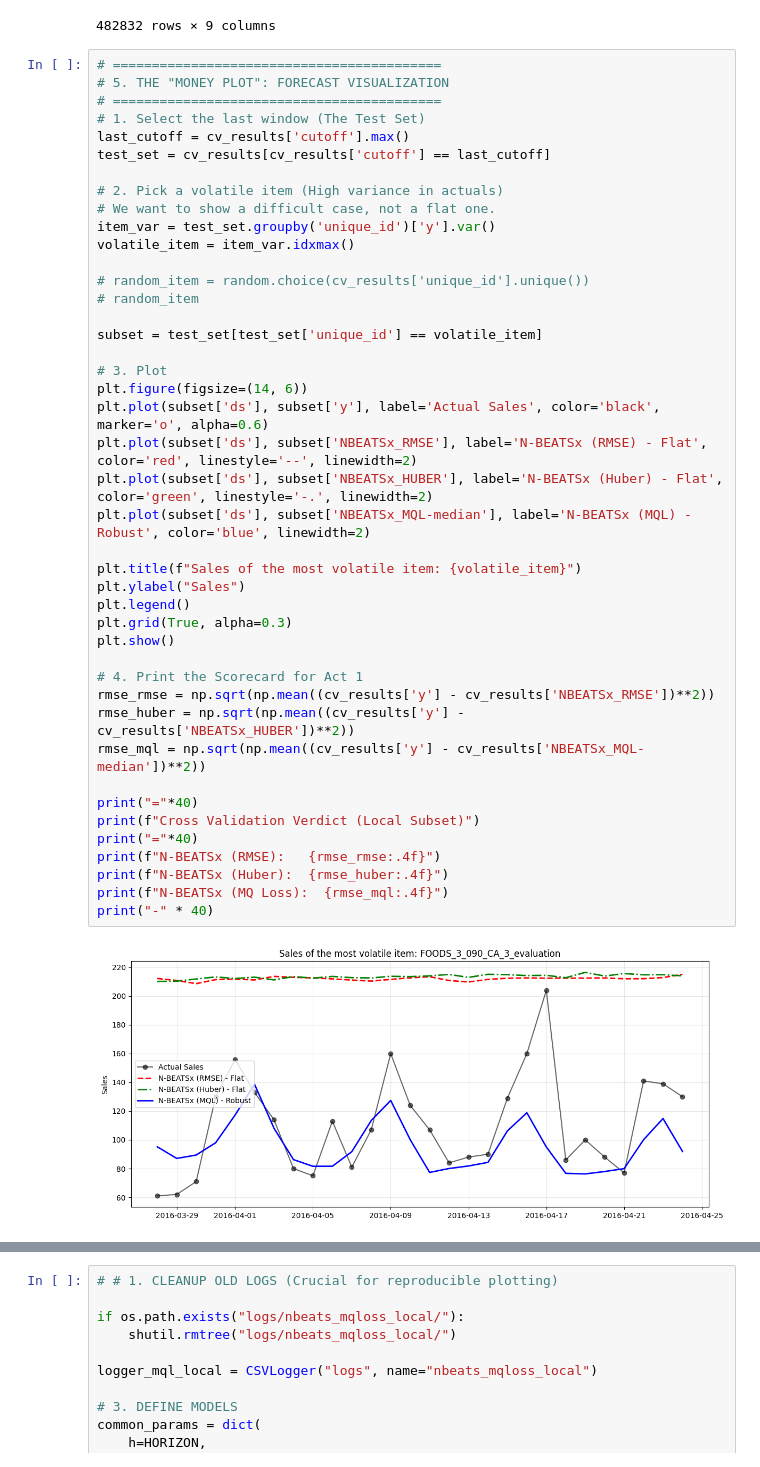
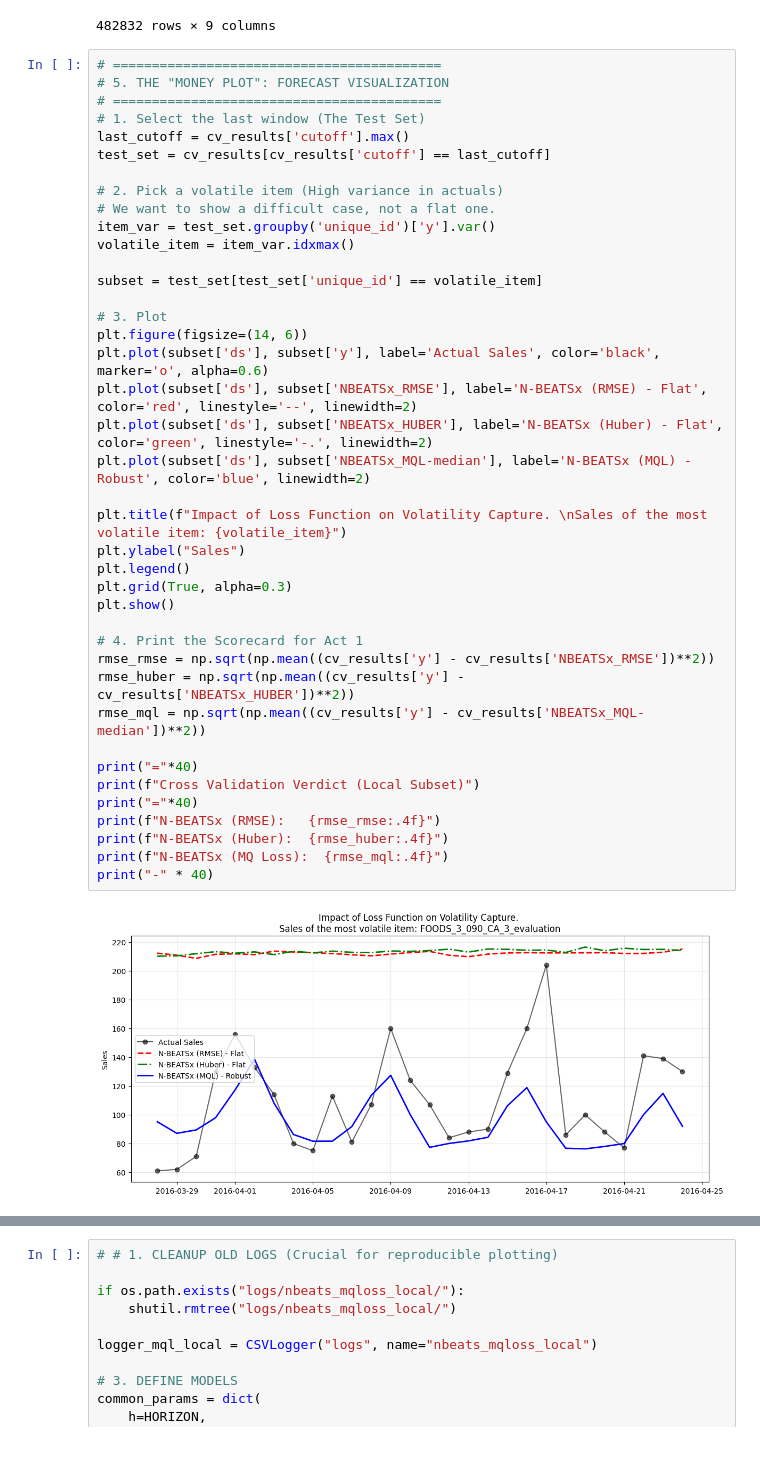
Before and after one commit to Zak-Las/Walmart-Demand-Forcasting, a Jupyter notebook: Notebooks/01_local_dynamics.ipynb, the cells around one changed output, grey strips where cells are left out. Cells and saved outputs as stored; diff of their text form.

```diff
--- a/Notebooks/01_local_dynamics.ipynb
+++ b/Notebooks/01_local_dynamics.ipynb
@@ -682,38 +687,35 @@ test_set = cv_results[cv_results['cutoff'] == last_cutoff]
 item_var = test_set.groupby('unique_id')['y'].var()
 volatile_item = item_var.idxmax()
 
-# random_item = random.choice(cv_results['unique_id'].unique())
-# random_item
-
 subset = test_set[test_set['unique_id'] == volatile_item]
 
 # 3. Plot
 plt.figure(figsize=(14, 6))
 plt.plot(subset['ds'], subset['y'], label='Actual Sales', color='black', marker='o', alpha=0.6)
 plt.plot(subset['ds'], subset['NBEATSx_RMSE'], label='N-BEATSx (RMSE) - Flat', color='red', linestyle='--', linewidth=2)
 plt.plot(subset['ds'], subset['NBEATSx_HUBER'], label='N-BEATSx (Huber) - Flat', color='green', linestyle='-.', linewidth=2)
 plt.plot(subset['ds'], subset['NBEATSx_MQL-median'], label='N-BEATSx (MQL) - Robust', color='blue', linewidth=2)
 
-plt.title(f"Sales of the most volatile item: {volatile_item}")
+plt.title(f"Impact of Loss Function on Volatility Capture. \nSales of the most volatile item: {volatile_item}")
 plt.ylabel("Sales")
 plt.legend()
 plt.grid(True, alpha=0.3)
 plt.show()
 
 # 4. Print the Scorecard for Act 1
 rmse_rmse = np.sqrt(np.mean((cv_results['y'] - cv_results['NBEATSx_RMSE'])**2))
 rmse_huber = np.sqrt(np.mean((cv_results['y'] - cv_results['NBEATSx_HUBER'])**2))
 rmse_mql = np.sqrt(np.mean((cv_results['y'] - cv_results['NBEATSx_MQL-median'])**2))
 
 print("="*40)
 print(f"Cross Validation Verdict (Local Subset)")
 print("="*40)
 print(f"N-BEATSx (RMSE):   {rmse_rmse:.4f}")
 print(f"N-BEATSx (Huber):  {rmse_huber:.4f}")
 print(f"N-BEATSx (MQ Loss):  {rmse_mql:.4f}")
 print("-" * 40)
 # %% [output]
-[figure, old version]
+[figure, new version]
 ========================================
 Cross Validation Verdict (Local Subset)
 ========================================
```
Also changed, not shown: parts of 13 cells of this notebook, 1 other file.
